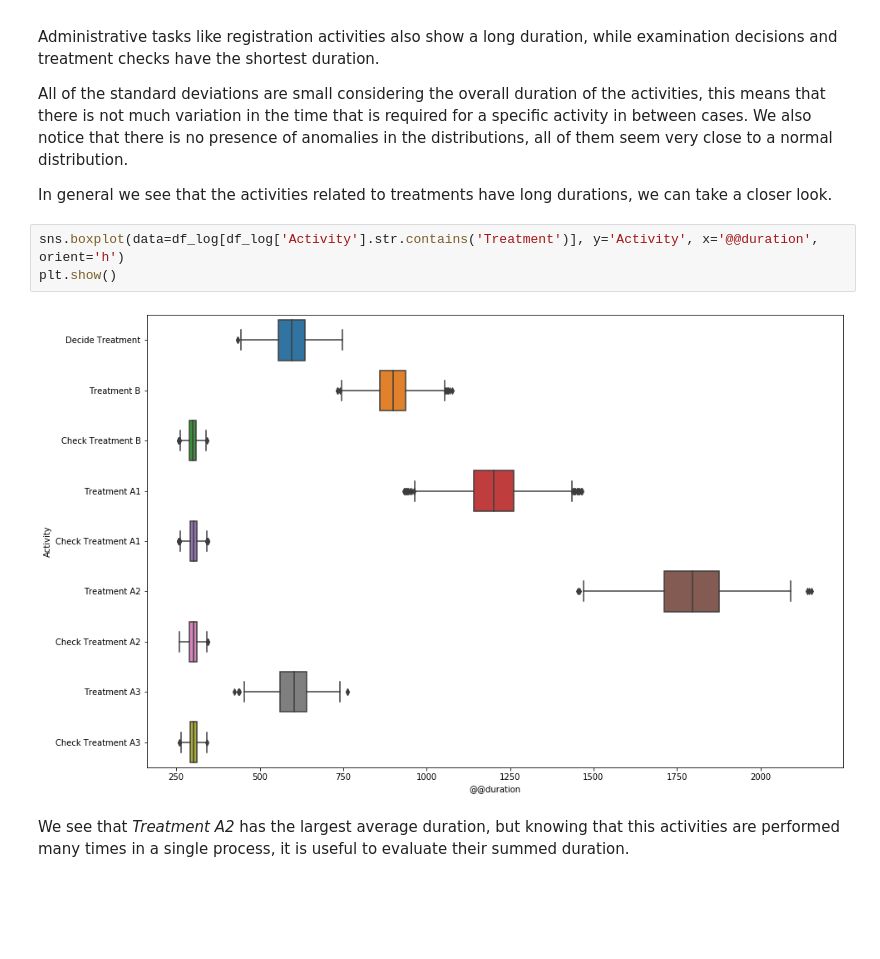
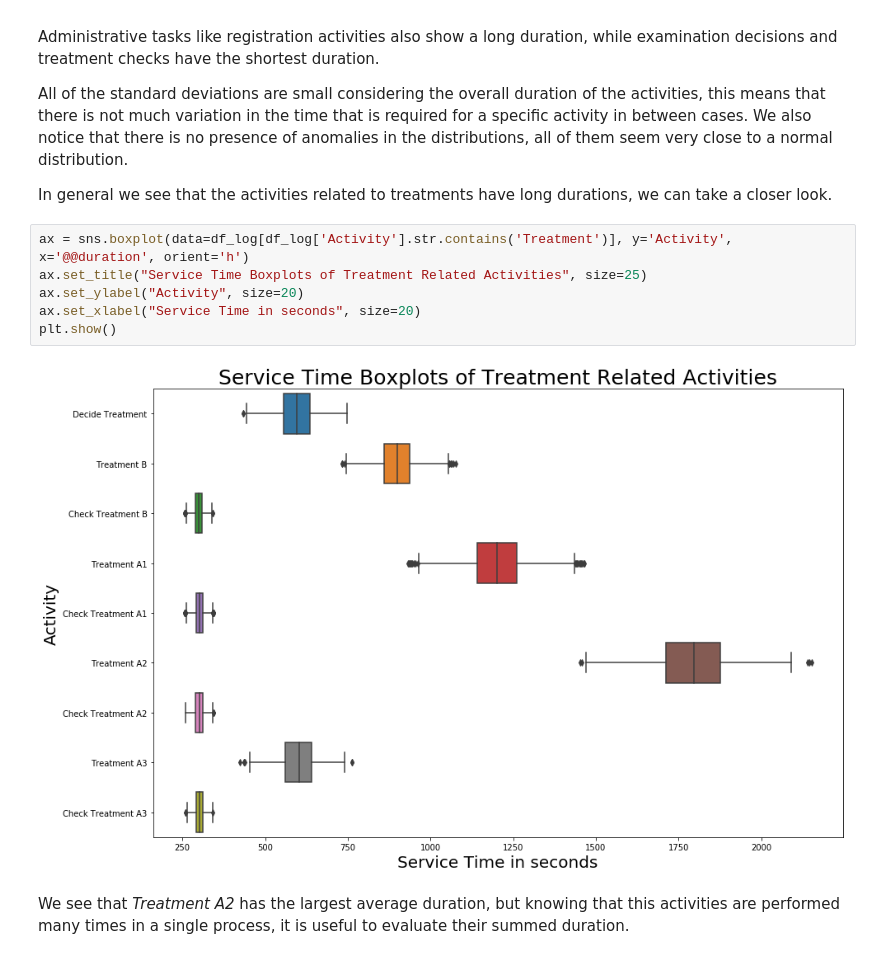
Before and after one commit to brunompacheco/APM-A1, a Jupyter notebook: notebooks/Q3_Performance.ipynb, the cells around one changed output. Cells and saved outputs as stored; diff of their text form; blank space fills up the shorter version.

```diff
--- a/notebooks/Q3_Performance.ipynb
+++ b/notebooks/Q3_Performance.ipynb
@@ -64,10 +67,13 @@ All of the standard deviations are small considering the overall duration of the
 
 In general we see that the activities related to treatments have long durations, we can take a closer look.
 # %%
-sns.boxplot(data=df_log[df_log['Activity'].str.contains('Treatment')], y='Activity', x='@@duration', orient='h')
+ax = sns.boxplot(data=df_log[df_log['Activity'].str.contains('Treatment')], y='Activity', x='@@duration', orient='h')
+ax.set_title("Service Time Boxplots of Treatment Related Activities", size=25)
+ax.set_ylabel("Activity", size=20)
+ax.set_xlabel("Service Time in seconds", size=20)
 plt.show()
 # %% [output]
-[figure, old version]
+[figure, new version]
 # %% [markdown]
 We see that _Treatment A2_ has the largest average duration, but knowing that this activities are performed many times in a single process, it is useful to evaluate their summed duration.
 # %%
```
Also changed, not shown: parts of 18 cells of this notebook.
